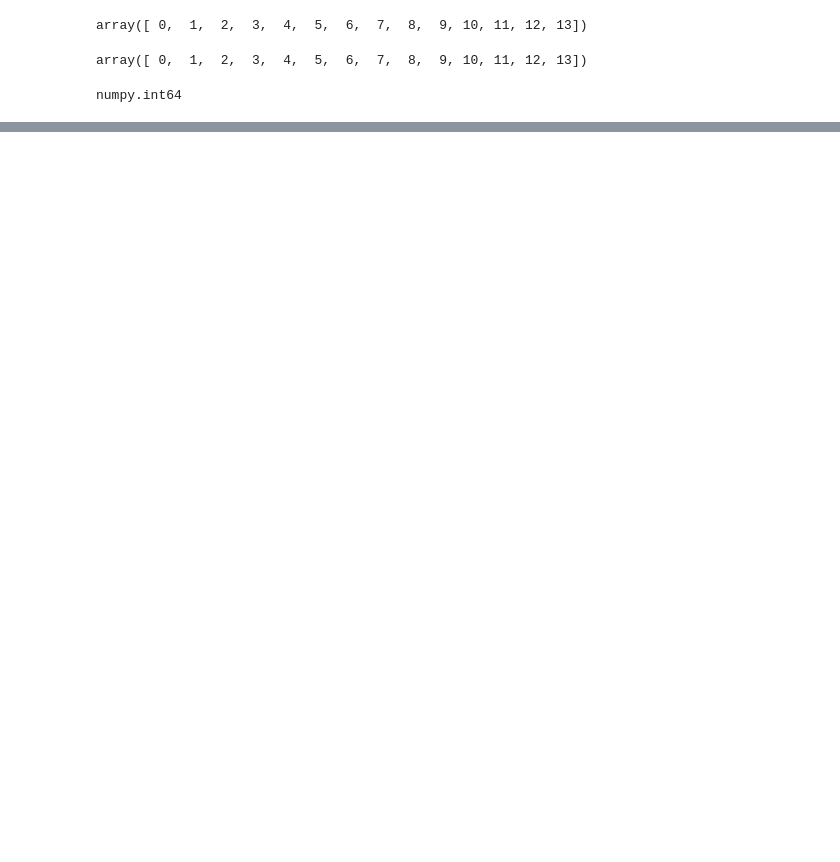
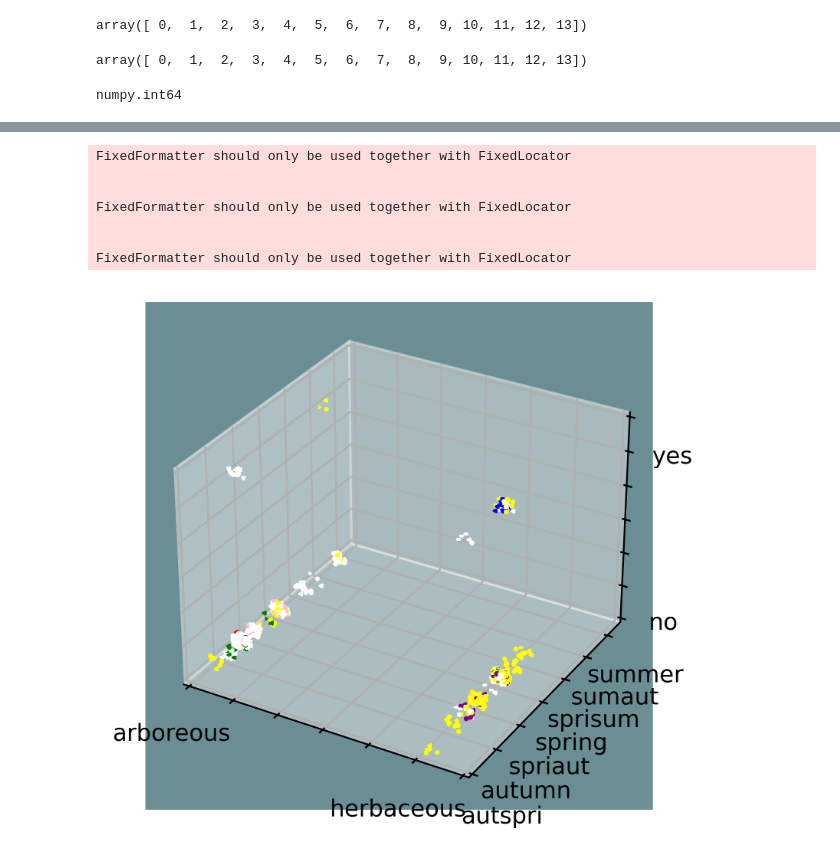
Before and after one commit to BeeNick/ML_Exercises, a Jupyter notebook: exercises-pollinators-datasets-exploration.ipynb, the cells around one changed output, grey strips where cells are left out. Saved outputs shown, nothing was run; the diff lists cells and outputs as text; code cells hidden in the pictures; blank space fills up the shorter version.

Commit message:
Improvements in 3D plot - work in progress (legend needed)

```diff
--- a/exercises-pollinators-datasets-exploration.ipynb
+++ b/exercises-pollinators-datasets-exploration.ipynb
@@ -680,7 +682,7 @@ array(['ANDRENIDAE', 'BUMBLEBEES', 'BUTTERFLIES', 'COLEOPTERA',
 # %% [markdown]
 We want to use simbols to represent "guild", so duble encode it
 # %%
-guild_mark_list =['o','v','<','1','3','s','p','P','*','+','x','d','$@$','$#$']
+guild_mark_list =['o','v','<','1','3','s','p','P','*','+','x','d','$omega$','$\\xi$']
 guild_mark_encoder = LabelEncoder()
 guild_mark_encoder.fit(guild_mark_list)
 guild_mark_encoder.classes_
@@ -761,0 +738,18 @@ mmm we should to add some noise to limitate points overlapping and maybe reshape
+# %%
+
+#let's convert colours in matplotlib colour values
+colours_list = []
+for color_data in GPD_dataset_subset2_0NaN.loc[:,'colour']:
+    colours_list.append(plt.colors.CSS4_COLORS[color_data])
+
+
+
+GPD_dataset_subset2_0NaN_T = GPD_dataset_subset2_0NaN[['type', 'season', 's.pollination']].copy()
+GPD_dataset_subset2_0NaN_T.loc[:,'type'] = type_encoder.transform ( GPD_dataset_subset2_0NaN.loc[:,'type'] )
+GPD_dataset_subset2_0NaN_T.loc[:,'season'] = season_encoder.transform ( GPD_dataset_subset2_0NaN.loc[:,'season'] )
+GPD_dataset_subset2_0NaN_T.loc[:,'s.pollination'] = s_pollination_encoder.transform ( GPD_dataset_subset2_0NaN.loc[:,'s.pollination'] )
+GPD_dataset_subset2_0NaN_T.loc[:,'guild'] = guild_mark_encoder.inverse_transform( \
+                                guild_encoder.transform( GPD_dataset_subset2_0NaN.loc[:,'guild'] ))
+
+#let's add some noise
+random.seed(6)
@@ -761,0 +768,32 @@ mmm we should to add some noise to limitate points overlapping and maybe reshape
+# %%
+fig = plt.pyplot.figure(dpi = 500)
+ax = fig.add_subplot( projection = '3d')
+
+ax.set_xlim(0,6)
+ax.set_ylim(0,13)
+ax.set_zlim(0,6)
+ax.set_xticklabels([type_encoder.inverse_transform([0])[0], '', '', '', '', \
+                    type_encoder.inverse_transform([1])[0]])
+ax.set_yticklabels(season_encoder.inverse_transform([0,1,2,3,4,5,6,7,8,9,10,11]))
+ax.set_zticklabels([s_pollination_encoder.inverse_transform([0])[0], '', '', '', '', \
+                    s_pollination_encoder.inverse_transform([1])[0]])
+ax.set_facecolor('#6b8e95')
+
+for i, ind in enumerate(GPD_dataset_subset2_0NaN_T.index):
+    ax.scatter(xs = GPD_dataset_subset2_0NaN_T.loc[ind,'type']*5 + random.randrange(0, 1000, )/3000 , \
+               ys = GPD_dataset_subset2_0NaN_T.loc[ind,'season'] + random.randrange(0, 1000)/3000  , \
+               zs = GPD_dataset_subset2_0NaN_T.loc[ind,'s.pollination']*5 + random.randrange(0, 1000)/3000 , \
+               c = colours_list[i],
+               sizes = [1.25], # markers dimension
+               marker = GPD_dataset_subset2_0NaN_T.loc[ind,'guild'])
+
+plt.pyplot.show()
+# %% [output]
+FixedFormatter should only be used together with FixedLocator
+
+
+FixedFormatter should only be used together with FixedLocator
+
+
+FixedFormatter should only be used together with FixedLocator
+[figure, added]
```
Also changed, not shown: parts of 14 cells of this notebook, 1 other file.
